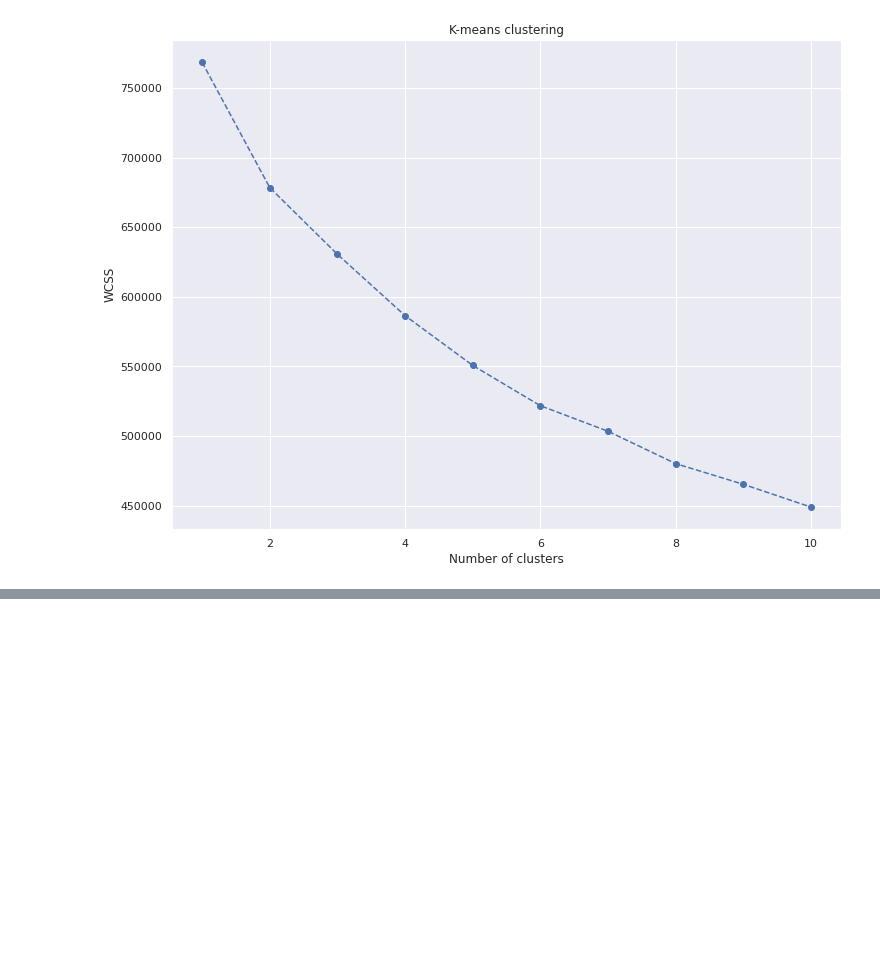
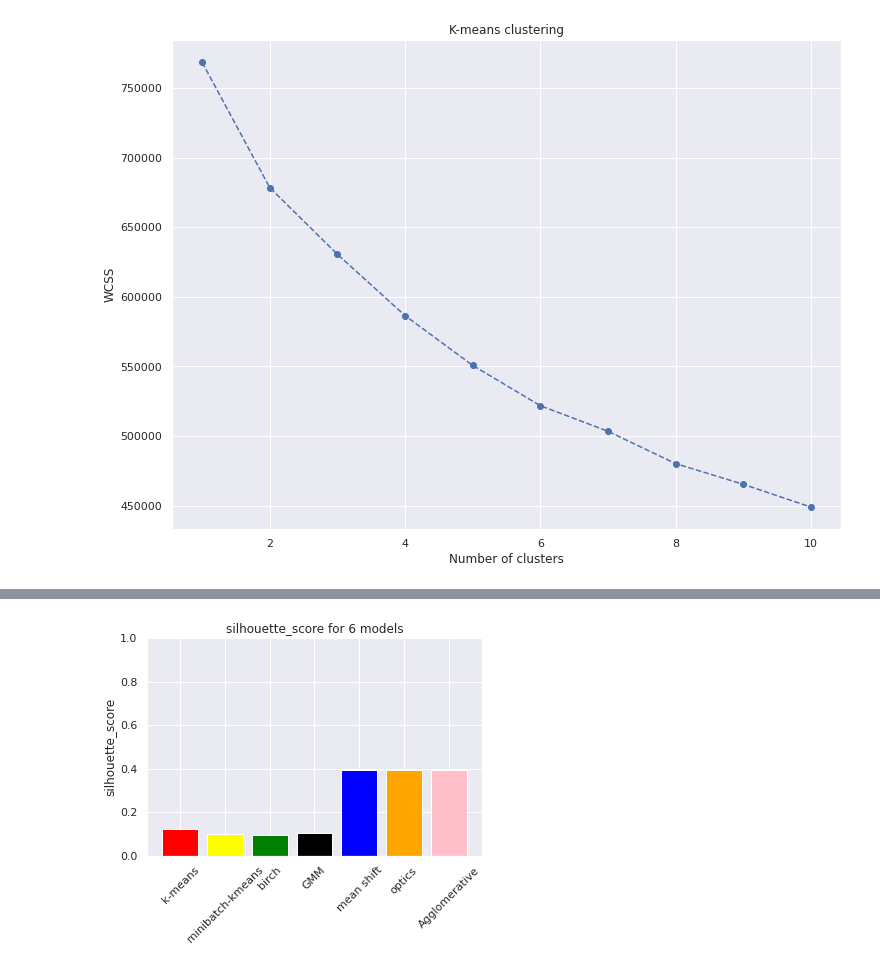
Before and after one commit to aryan-at-ul/customer_segmentation, a Jupyter notebook: clustering_benchmarking.ipynb, the cells around one changed output, grey strips where cells are left out. Cells and saved outputs as stored; diff of their text form; code cells hidden in the pictures; blank space fills up the shorter version.

```diff
--- a/clustering_benchmarking.ipynb
+++ b/clustering_benchmarking.ipynb
@@ -265,0 +290,10 @@ here we benchmark different clustering algorithm on bank dataset
+# %%
+# gmms
+s = time.time()
+gmm = GaussianMixture(n_components=6)
+gmm_data = benchmark_function(gmm.fit,segmentation_std,(), {},"gmm")
+e = time.time()
+slscore.append(s_score(gmm_data[-1],segmentation_std,"gmm"))
+print(f"gmm time = {e-s}")
+time_elapsed.append(e-s)
+method.append('GMM')
@@ -269,0 +434,9 @@ plt.show()
+# %%
+plt.bar(range(len(sscore_dict)), list(sscore_dict.values()), align='center',color = ['red', 'yellow','green','black', 'blue', 'orange','pink'])
+plt.xticks(range(len(sscore_dict)), list(sscore_dict.keys()),rotation = 45)
+plt.ylabel("silhouette_score")
+plt.ylim(0,1)
+plt.title("silhouette_score for 6 models")
+plt.show()
+# %% [output]
+[figure, added]
```
Also changed, not shown: parts of 19 cells of this notebook.
